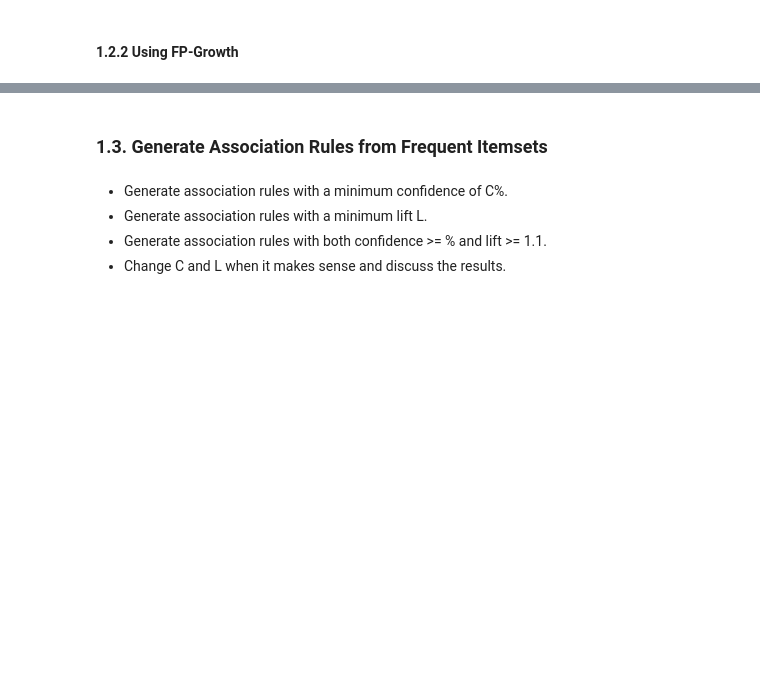
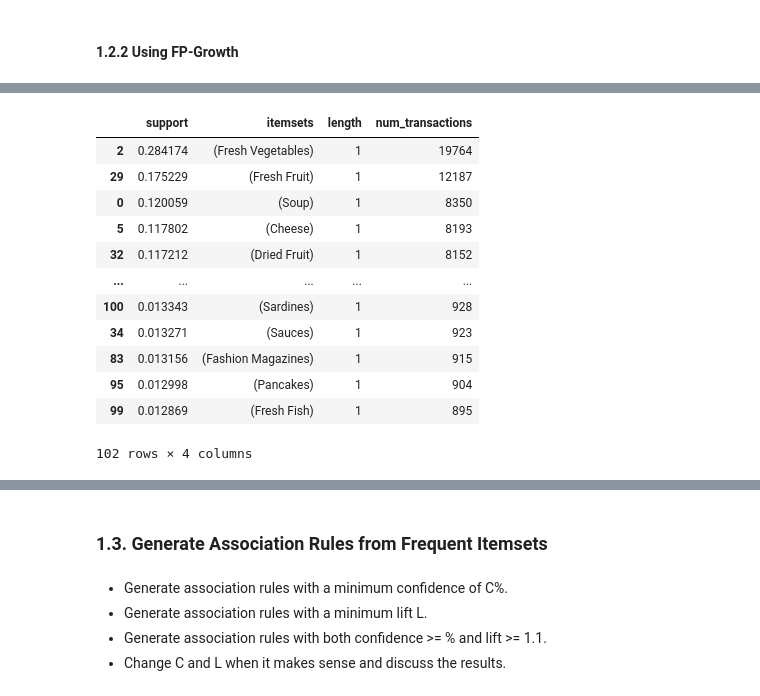
Before and after one commit to Gustavo-SF/DataMining-Project-1, a Jupyter notebook: PD_201920_Project.ipynb, the cells around one changed output, grey strips where cells are left out. Drawn from its saved outputs; the diff is of its cells as text; code cells hidden in the pictures; blank space fills up the shorter version.

```diff
--- a/PD_201920_Project.ipynb
+++ b/PD_201920_Project.ipynb
@@ -219,0 +258,16 @@ frequent_itemsets_fpg[frequent_itemsets['num_items'] == 3]
+# %%
+frequent_itemsets_fpg.query(f'length == 1 & support > {Y}')
+# %% [output]
+|  | support | itemsets | length | num_transactions |
+| 2 | 0.284174 | (Fresh Vegetables) | 1 | 19764 |
+| 29 | 0.175229 | (Fresh Fruit) | 1 | 12187 |
+| 0 | 0.120059 | (Soup) | 1 | 8350 |
+| 5 | 0.117802 | (Cheese) | 1 | 8193 |
+| 32 | 0.117212 | (Dried Fruit) | 1 | 8152 |
+| ... | ... | ... | ... | ... |
+| 100 | 0.013343 | (Sardines) | 1 | 928 |
+| 34 | 0.013271 | (Sauces) | 1 | 923 |
+| 83 | 0.013156 | (Fashion Magazines) | 1 | 915 |
+| 95 | 0.012998 | (Pancakes) | 1 | 904 |
+| 99 | 0.012869 | (Fresh Fish) | 1 | 895 |
+102 rows × 4 columns
```
Also changed, not shown: parts of 16 cells of this notebook, 1 other file.
